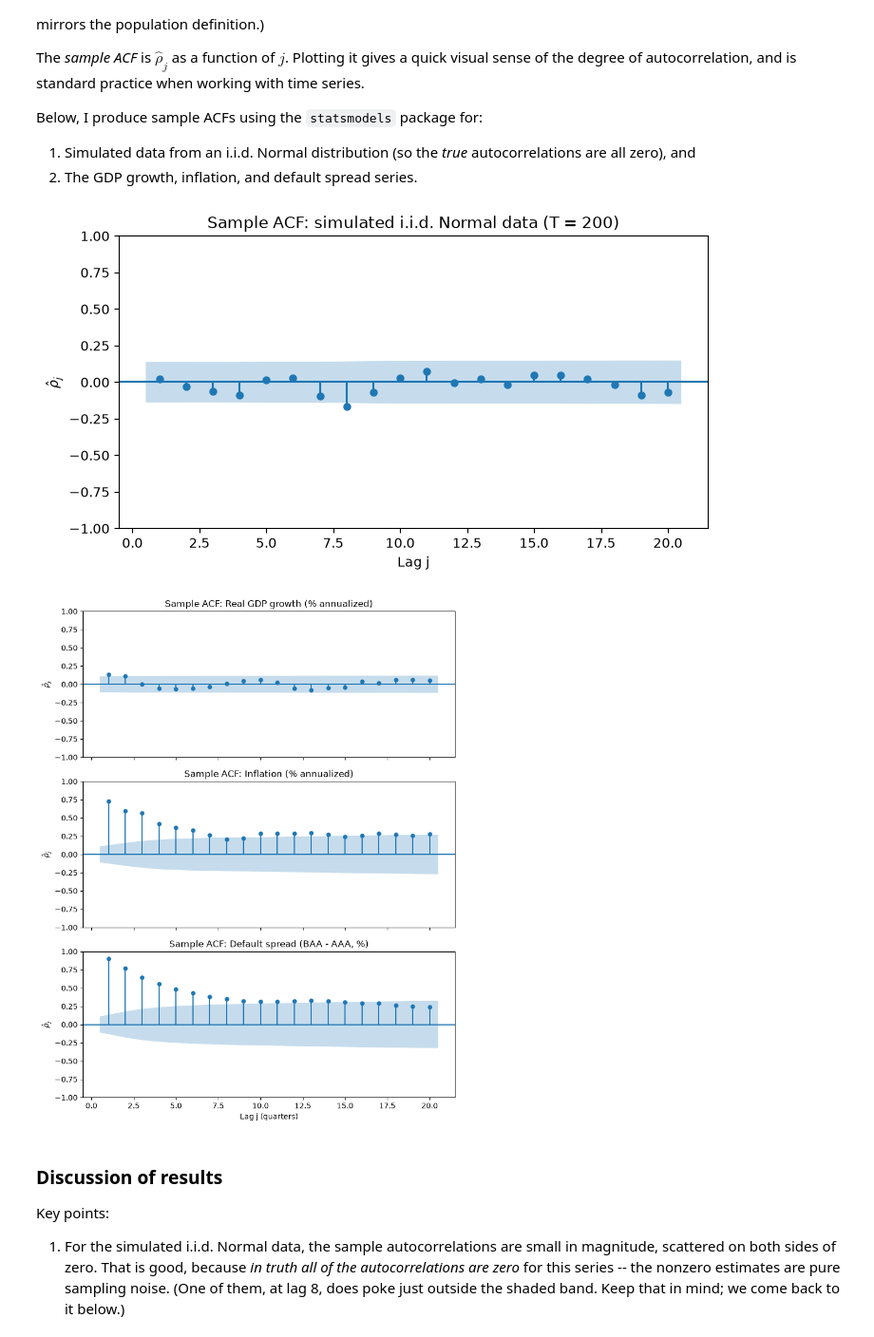
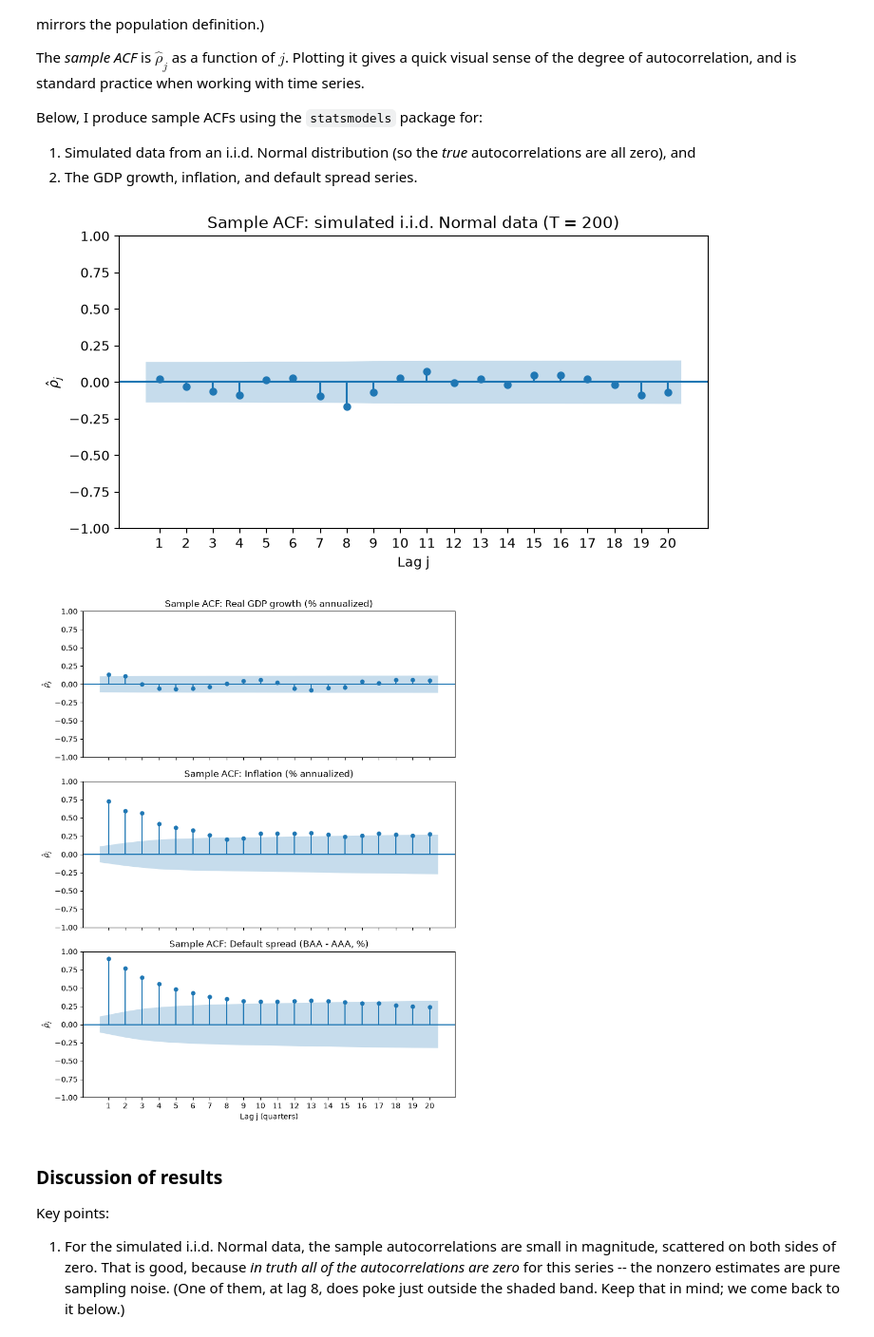
Before and after one commit to bradleypaye/fin4414, a Jupyter notebook: notebooks/TimeSeries.ipynb, the cells around one changed output. Shown at 95% size. Drawn from its saved outputs; the diff is of its cells as text; code cells hidden in the pictures.

```diff
--- a/notebooks/TimeSeries.ipynb
+++ b/notebooks/TimeSeries.ipynb
@@ -278,31 +278,33 @@ Below, I produce sample ACFs using the `statsmodels` package for:
 # %%
 #Simulated Gaussian white noise (plus a constant mean), with a fixed seed so results are reproducible
 rng = np.random.RandomState(10)
 T_sim = 200
 xmean = 10
 xstd = 4
 xsim = rng.normal(loc=xmean, scale=xstd, size=T_sim)
 
 #Sample ACF plot. zero=False drops the lag-0 autocorrelation, which is always exactly 1 and so uninformative
 fig, ax = plt.subplots(figsize=(8, 4))
 sm.graphics.tsa.plot_acf(xsim, lags=20, zero=False, ax=ax,
                          title=f"Sample ACF: simulated i.i.d. Normal data (T = {T_sim})")
+ax.set_xticks(range(1, 21))
 ax.set_xlabel("Lag j")
 ax.set_ylabel(r"$\hat\rho_j$")
 plt.show()
 # %% [output]
-[figure, old version]
+[figure, new version]
 # %%
 #Sample ACFs for the three macro-financial series
 fig, axes = plt.subplots(3, 1, figsize=(8, 10), sharex=True)
 for ax, (col, label) in zip(axes, panels):
     sm.graphics.tsa.plot_acf(df[col], lags=20, zero=False, ax=ax, title=f"Sample ACF: {label}")
     ax.set_ylabel(r"$\hat\rho_j$")
+axes[-1].set_xticks(range(1, 21))  #shared x-axis, so this applies to all three panels
 axes[-1].set_xlabel("Lag j (quarters)")
 fig.tight_layout()
 plt.show()
 # %% [output]
-[figure, old version]
+[figure, new version]
 # %% [markdown]
 ### Discussion of results
 
```
Also changed, not shown: parts of 6 cells of this notebook, 3 other files.
